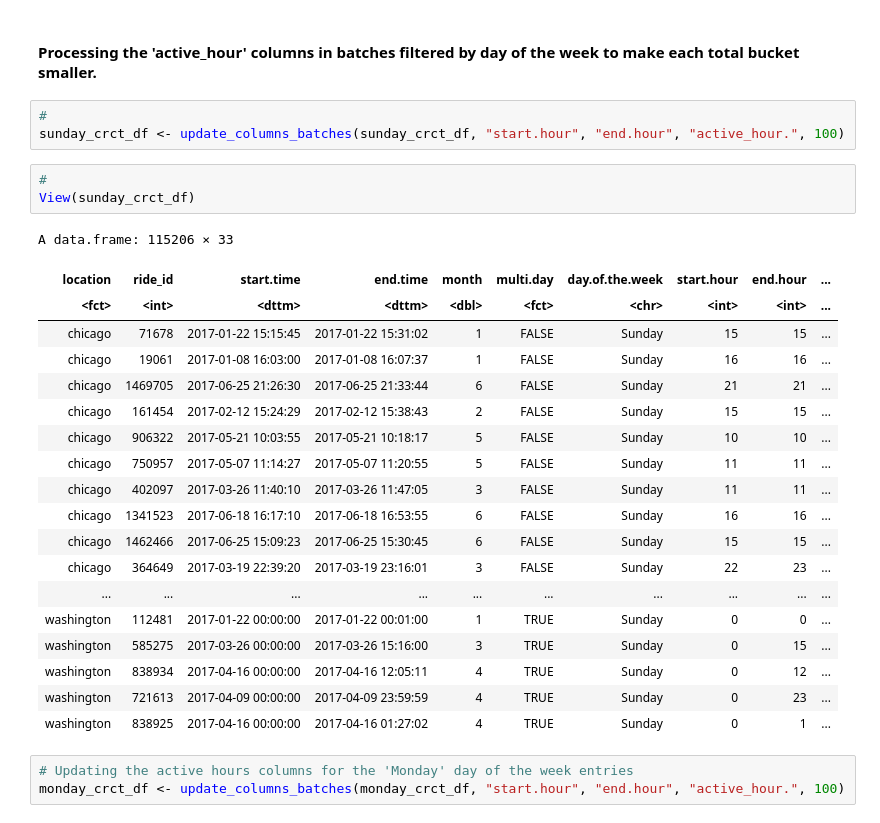
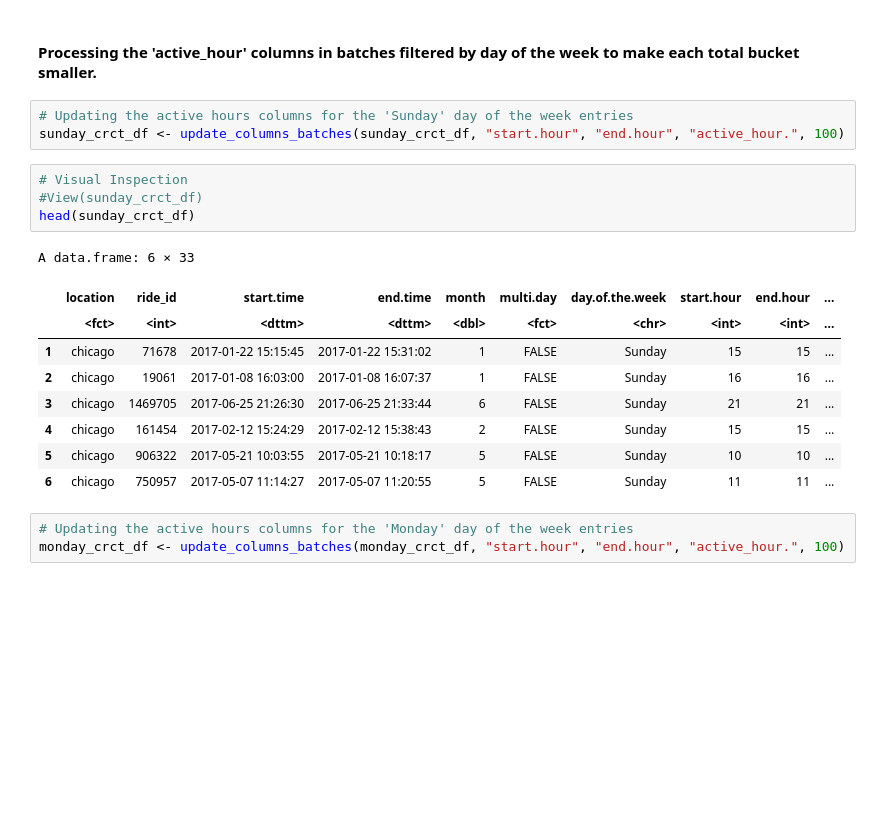
Before and after one commit to DantyDCook/D498, a Jupyter notebook: D498_Project_R_Code_DDCook.ipynb, the cells around one changed output. Cells and saved outputs as stored; diff of their text form; blank space fills up the shorter version.

```diff
--- a/D498_Project_R_Code_DDCook.ipynb
+++ b/D498_Project_R_Code_DDCook.ipynb
@@ -1043,31 +1009,22 @@ saturday_crct_df <- combined_rides_common_timeframes_active_matrix %>%
 # %% [markdown]
 #### Processing the 'active_hour' columns in batches filtered by day of the week to make each total bucket smaller.
 # %%
-#
+# Updating the active hours columns for the 'Sunday' day of the week entries
 sunday_crct_df <- update_columns_batches(sunday_crct_df, "start.hour", "end.hour", "active_hour.", 100)
 # %%
-#
-View(sunday_crct_df)
+# Visual Inspection
+#View(sunday_crct_df)
+head(sunday_crct_df)
 # %% [output]
-A data.frame: 115206 × 33
+A data.frame: 6 × 33
-| location | ride_id | start.time | end.time | month | multi.day | day.of.the.week | start.hour | end.hour | ... |
-| <fct> | <int> | <dttm> | <dttm> | <dbl> | <fct> | <chr> | <int> | <int> | ... |
-| chicago | 71678 | 2017-01-22 15:15:45 | 2017-01-22 15:31:02 | 1 | FALSE | Sunday | 15 | 15 | ... |
-| chicago | 19061 | 2017-01-08 16:03:00 | 2017-01-08 16:07:37 | 1 | FALSE | Sunday | 16 | 16 | ... |
-| chicago | 1469705 | 2017-06-25 21:26:30 | 2017-06-25 21:33:44 | 6 | FALSE | Sunday | 21 | 21 | ... |
-| chicago | 161454 | 2017-02-12 15:24:29 | 2017-02-12 15:38:43 | 2 | FALSE | Sunday | 15 | 15 | ... |
-| chicago | 906322 | 2017-05-21 10:03:55 | 2017-05-21 10:18:17 | 5 | FALSE | Sunday | 10 | 10 | ... |
-| chicago | 750957 | 2017-05-07 11:14:27 | 2017-05-07 11:20:55 | 5 | FALSE | Sunday | 11 | 11 | ... |
-| chicago | 402097 | 2017-03-26 11:40:10 | 2017-03-26 11:47:05 | 3 | FALSE | Sunday | 11 | 11 | ... |
-| chicago | 1341523 | 2017-06-18 16:17:10 | 2017-06-18 16:53:55 | 6 | FALSE | Sunday | 16 | 16 | ... |
-| chicago | 1462466 | 2017-06-25 15:09:23 | 2017-06-25 15:30:45 | 6 | FALSE | Sunday | 15 | 15 | ... |
-| chicago | 364649 | 2017-03-19 22:39:20 | 2017-03-19 23:16:01 | 3 | FALSE | Sunday | 22 | 23 | ... |
-| ... | ... | ... | ... | ... | ... | ... | ... | ... | ... |
-| washington | 112481 | 2017-01-22 00:00:00 | 2017-01-22 00:01:00 | 1 | TRUE | Sunday | 0 | 0 | ... |
-| washington | 585275 | 2017-03-26 00:00:00 | 2017-03-26 15:16:00 | 3 | TRUE | Sunday | 0 | 15 | ... |
-| washington | 838934 | 2017-04-16 00:00:00 | 2017-04-16 12:05:11 | 4 | TRUE | Sunday | 0 | 12 | ... |
-| washington | 721613 | 2017-04-09 00:00:00 | 2017-04-09 23:59:59 | 4 | TRUE | Sunday | 0 | 23 | ... |
-| washington | 838925 | 2017-04-16 00:00:00 | 2017-04-16 01:27:02 | 4 | TRUE | Sunday | 0 | 1 | ... |
+|  | location | ride_id | start.time | end.time | month | multi.day | day.of.the.week | start.hour | end.hour | ... |
+|  | <fct> | <int> | <dttm> | <dttm> | <dbl> | <fct> | <chr> | <int> | <int> | ... |
+| 1 | chicago | 71678 | 2017-01-22 15:15:45 | 2017-01-22 15:31:02 | 1 | FALSE | Sunday | 15 | 15 | ... |
+| 2 | chicago | 19061 | 2017-01-08 16:03:00 | 2017-01-08 16:07:37 | 1 | FALSE | Sunday | 16 | 16 | ... |
+| 3 | chicago | 1469705 | 2017-06-25 21:26:30 | 2017-06-25 21:33:44 | 6 | FALSE | Sunday | 21 | 21 | ... |
+| 4 | chicago | 161454 | 2017-02-12 15:24:29 | 2017-02-12 15:38:43 | 2 | FALSE | Sunday | 15 | 15 | ... |
+| 5 | chicago | 906322 | 2017-05-21 10:03:55 | 2017-05-21 10:18:17 | 5 | FALSE | Sunday | 10 | 10 | ... |
+| 6 | chicago | 750957 | 2017-05-07 11:14:27 | 2017-05-07 11:20:55 | 5 | FALSE | Sunday | 11 | 11 | ... |
 # %%
 # Updating the active hours columns for the 'Monday' day of the week entries
 monday_crct_df <- update_columns_batches(monday_crct_df, "start.hour", "end.hour", "active_hour.", 100)
```
Also changed, not shown: parts of 75 cells of this notebook, 34 other files.
